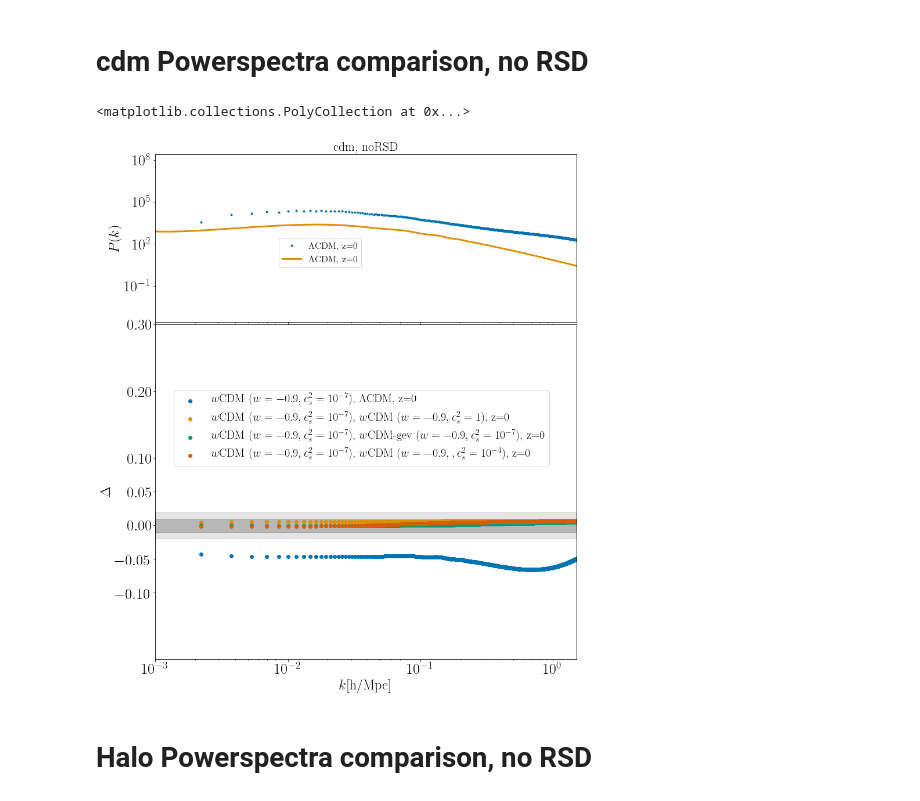
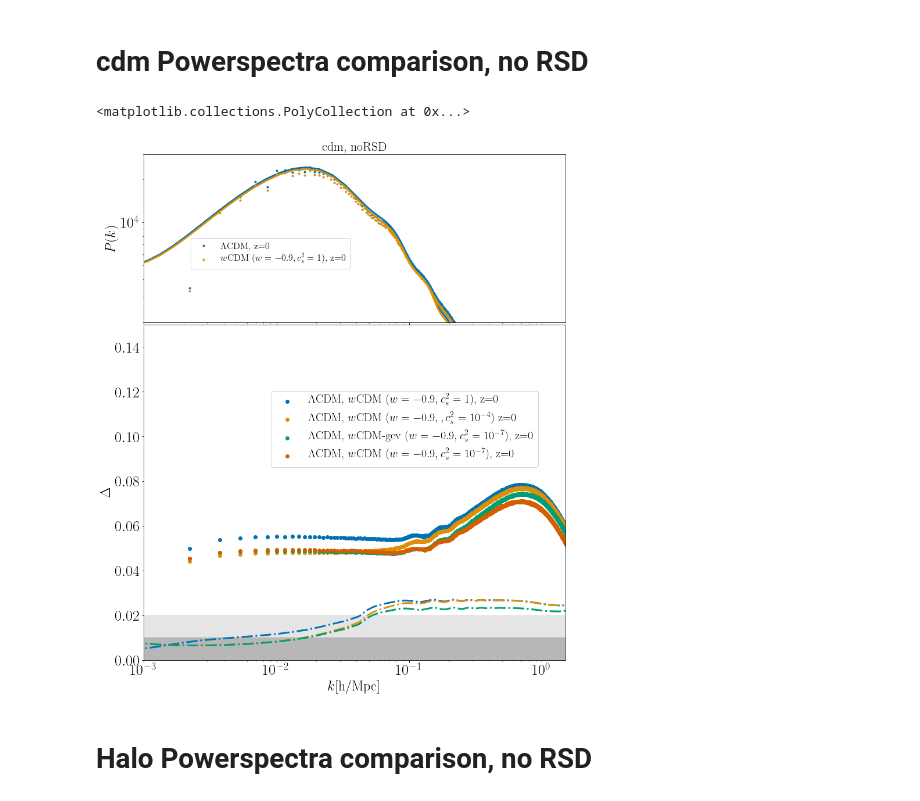
Before and after one commit to FarbodHassani/Doppler_RSD_N-body, a Jupyter notebook: Analysis-notebooks/PowerSpectra_CF_comparison_RSD_noRSD.ipynb, the cells around one changed output. Saved outputs shown, nothing was run; the diff lists cells and outputs as text; code cells hidden in the pictures.

```diff
--- a/Analysis-notebooks/PowerSpectra_CF_comparison_RSD_noRSD.ipynb
+++ b/Analysis-notebooks/PowerSpectra_CF_comparison_RSD_noRSD.ipynb
@@ -80,7 +80,7 @@ for j in range(4):
 
     class_data['Bg'][files_list_class[j]]=np.loadtxt(directory_class+files_list_class[j]+"/background.dat");
     for i in range(5): # redshift
-        class_data['transfer'][files_list_class[j]]['z='+str(redshifts[i])]=np.loadtxt(directory_class+files_list_class[j]+"/z"+str(i+1)+"_tk.dat");
+        class_data['transfer'][files_list_class[j]]['z='+str(redshifts_class[i])]=np.loadtxt(directory_class+files_list_class[j]+"/z"+str(i+1)+"_tk.dat");
 
 # CLASS conversion :
 k_pivot = 0.05
@@ -88,7 +88,7 @@ A_s = 2.1e-9
 n_s = 0.96
 h = 0.67
 k_class = class_data['transfer'][files_list_class[0]]["z=0"][:,0]
-conversion = A_s*(k_class*h/k_pivot)**(n_s-1);
+conversion = A_s*(k_class*h/k_pivot)**(n_s-1)*(2.*np.pi**2/(k_class**3));
 # %% [markdown]
 # Tests
 # %%
@@ -201,60 +201,72 @@ plt.subplots_adjust(hspace=0.01)
 
 kind = 'cdm'
 RSD ='noRSD'
-file = ['gev_lcdm','gev_em0','gev_em7','kev_em4','kev_em7'];
-decrip = ["$\Lambda$CDM, ","$w$CDM ($w=-0.9, c_s^2=1$), ","$w$CDM-gev ($w=-0.9, c_s^2=10^{-7}$), ",
-          "$w$CDM ($w=-0.9,, c_s^2=10^{-4}$), ","$w$CDM ($w=-0.9, c_s^2=10^{-7}$), "]
+file = ['gev_lcdm','gev_em0','kev_em4','gev_em7','kev_em7'];
+decrip = ["$\Lambda$CDM, ","$w$CDM ($w=-0.9, c_s^2=1$), ", "$w$CDM ($w=-0.9,, c_s^2=10^{-4}$)",
+          "$w$CDM-gev ($w=-0.9, c_s^2=10^{-7}$), ",
+          "$w$CDM ($w=-0.9, c_s^2=10^{-7}$), "]
 
 files_list_class = ['lcdm','cs2_1','cs2_e4','cs2_e7'];
 
 z = ["z=0", "z=0.5", "z=1", "z=2", "z=3"];
 
 l=0
-for i in [0]: # file
+for i in [0,1]: # file
     for j in [0]: # Redshifts
         [k_w,pk]=data[kind][RSD][file[i]]['pow'][z[j]][[0,1],:]
         axs[0].loglog(k_w,pk,".",color =Colors[l], lw=3,label=decrip[i]+z[j])
 
         k_class = class_data['transfer'][files_list_class[i]][z[j]][:,0]
         pk_class = class_data['transfer'][files_list_class[i]][z[j]][:,3]
-        axs[0].loglog(k_class, pk_class**2 * A_s*(k_class*h/k_pivot)**(n_s-1)*(2.*np.pi**2/(k_class**3)),"-",color =Colors[l+1], lw=3,label=decrip[i]+z[j])
+        axs[0].loglog(k_class, pk_class**2 *conversion ,"-",color =Colors[l], lw=3)
         l=l+1
 
 axs[0].set_ylabel('$P(k)$',fontsize=24)
 axs[0].set_xlabel('$k$[h/Mpc]',fontsize=24)
 # plt.yscale('log')
 # axs[0].xticks(size = 25);
 # axs[0].yticks(size = 25);
-# axs[0].set_ylim(2.e3,3.e4)
+axs[0].set_ylim(2.e3,3.e4)
 axs[0].set_xlim(1.e-3,2.e0)
 axs[0].legend(fontsize=16,bbox_to_anchor=(0.50,0.53))
 axs[0].set_title(kind+", "+RSD, fontsize=22)
 # Relative difference:
 
 l=0
 for num1 in [0,1,2,3,4]: # file 1
-    for num2 in [4]: # file2
+    for num2 in [0]: # file2
         for j in [0]: # Redshifts
             if(num1!=num2):
                 [k1,pk1]=data[kind][RSD][file[num1]]['pow'][z[j]][[0,1],:]
                 [k2,pk2]=data[kind][RSD][file[num2]]['pow'][z[j]][[0,1],:]
                 axs[1].plot(k1,(pk2-pk1)/pk1,"o",color =Colors[l], lw=3,label=decrip[num2]+decrip[num1]+" "+z[j])
+                l=l+1
+l=0
+for num1 in [0,1,2,3]: # file 1
+    for num2 in [0]: # file2
+        for j in [0]: # Redshifts
+            if(num1!=num2):
+
+                k1 = class_data['transfer'][files_list_class[num1]][z[j]][:,0]
+                pk1 = class_data['transfer'][files_list_class[num1]][z[j]][:,3]
+                pk2 = class_data['transfer'][files_list_class[num2]][z[j]][:,3]
+                axs[1].plot(k1,(pk2-pk1)/pk1,"-.",color =Colors[l], lw=3)
                 l=l+1;
 
 axs[1].set_ylabel('$\Delta$',fontsize=24)
 axs[1].set_xlabel('$k$[h/Mpc]',fontsize=24)
 axs[1].set_xscale('log')
 # plt.yscale('symlog')
-axs[1].set_ylim(-0.2,0.3)
+axs[1].set_ylim(0.0,0.15)
 axs[1].set_xlim(1.e-3,1.5)
-axs[1].set_yticks([-0.1,-0.05,0,0.05,0.1,0.2,0.3])
+# axs[1].set_yticks([-0.1,-0.05,0,0.05,0.1])
 axs[1].legend(fontsize=20,bbox_to_anchor=(0.95,0.82))
 X=np.arange(0.001,20,1)
 axs[1].fill_between(X, -1/100.,1/100.,color='k',alpha=.2)
 axs[1].fill_between(X, -2/100.,2/100.,color='k',alpha=.1)
 # %% [output]
 <matplotlib.collections.PolyCollection at 0x...>
-[figure, old version]
+[figure, new version]
 # %% [markdown]
 # Halo Powerspectra comparison,  no RSD
 # %%
```
Also changed, not shown: parts of 1 cell of this notebook, 2 other files.
